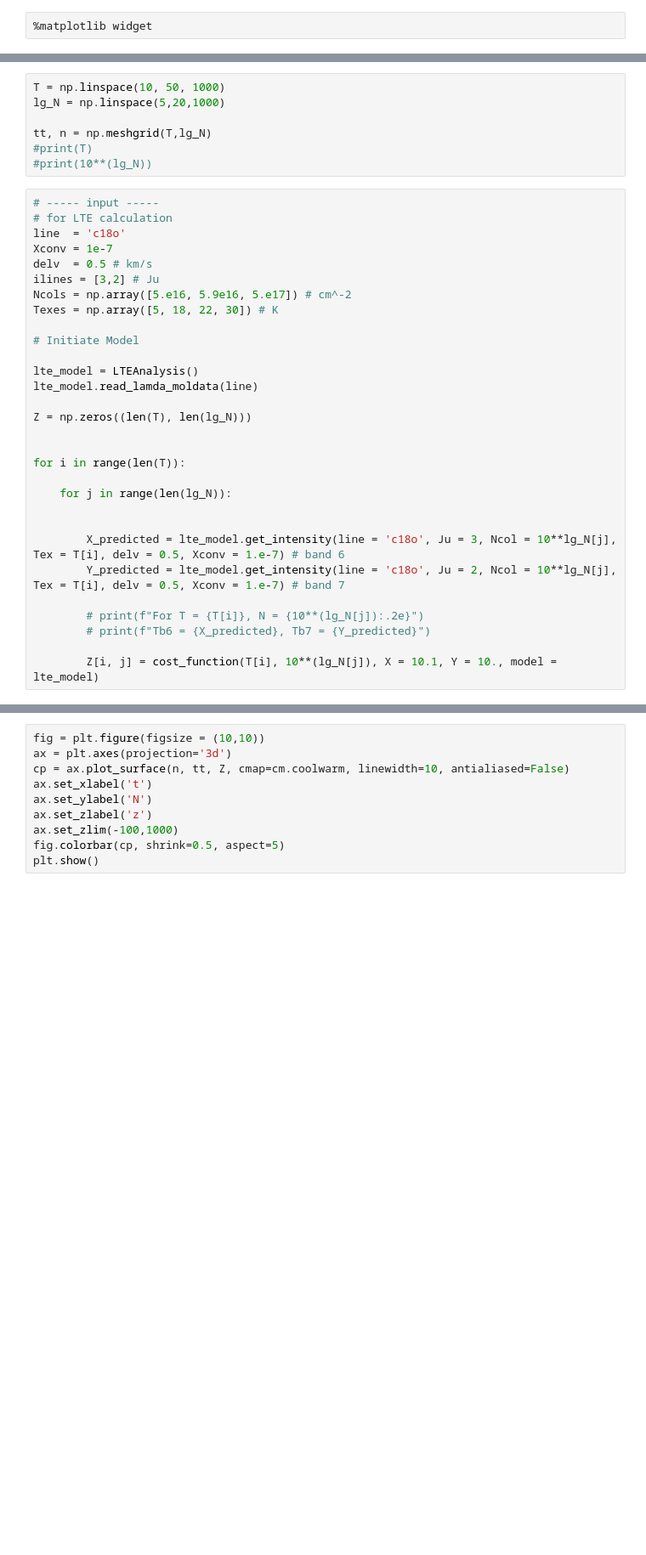
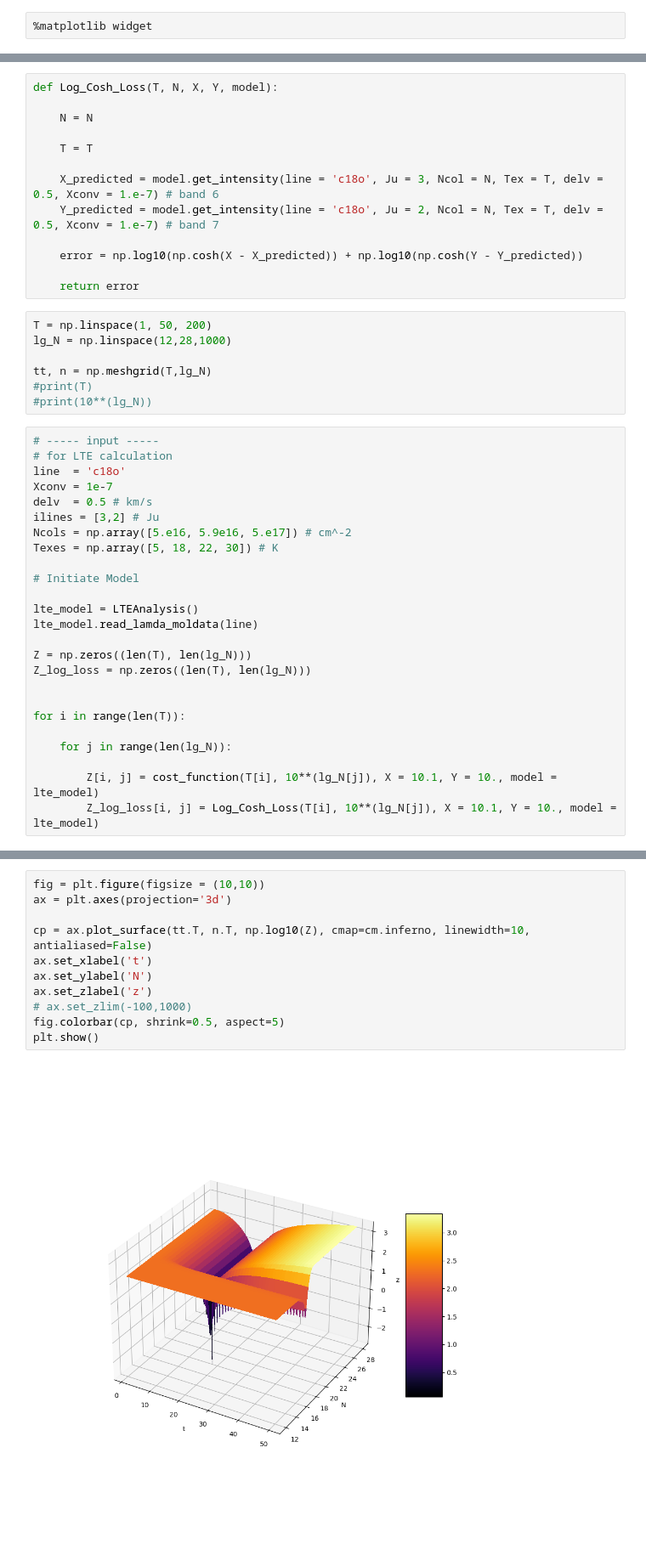
Before and after one commit to mihirtripathi97/LTEAnalysis, a Jupyter notebook: test.ipynb, the cells around one changed output, grey strips where cells are left out. Shown: that part at 85% size. Cells and saved outputs as stored; diff of their text form; blank space fills up the shorter version.

```diff
--- a/test.ipynb
+++ b/test.ipynb
@@ -26,7 +21,20 @@ def cost_function(T, N, X, Y, model):
     return error
+# %%
+def Log_Cosh_Loss(T, N, X, Y, model):
+
+    N = N
+
+    T = T
+
+    X_predicted = model.get_intensity(line = 'c18o', Ju = 3, Ncol = N, Tex = T, delv = 0.5, Xconv = 1.e-7) # band 6
+    Y_predicted = model.get_intensity(line = 'c18o', Ju = 2, Ncol = N, Tex = T, delv = 0.5, Xconv = 1.e-7) # band 7
+
+    error = np.log10(np.cosh(X - X_predicted)) + np.log10(np.cosh(Y - Y_predicted))
+
+    return error
 # %%
-T = np.linspace(10, 50, 1000)
-lg_N = np.linspace(5,20,1000)
+T = np.linspace(1, 50, 200)
+lg_N = np.linspace(12,28,1000)
 
 tt, n = np.meshgrid(T,lg_N)
 #print(T)
@@ -47,18 +55,13 @@ lte_model = LTEAnalysis()
 lte_model.read_lamda_moldata(line)
 
 Z = np.zeros((len(T), len(lg_N)))
+Z_log_loss = np.zeros((len(T), len(lg_N)))
 
 
 for i in range(len(T)):
 
     for j in range(len(lg_N)):
 
-
-        X_predicted = lte_model.get_intensity(line = 'c18o', Ju = 3, Ncol = 10**lg_N[j], Tex = T[i], delv = 0.5, Xconv = 1.e-7) # band 6
-        Y_predicted = lte_model.get_intensity(line = 'c18o', Ju = 2, Ncol = 10**lg_N[j], Tex = T[i], delv = 0.5, Xconv = 1.e-7) # band 7
-
-        # print(f"For T = {T[i]}, N = {10**(lg_N[j]):.2e}")
-        # print(f"Tb6 = {X_predicted}, Tb7 = {Y_predicted}")
-
         Z[i, j] = cost_function(T[i], 10**(lg_N[j]), X = 10.1, Y = 10., model = lte_model)
+        Z_log_loss[i, j] = Log_Cosh_Loss(T[i], 10**(lg_N[j]), X = 10.1, Y = 10., model = lte_model)
 # %%
@@ -77,10 +97,13 @@ print(lte_model.get_intensity(line = 'c18o', Ju = 2, Ncol = 10**lg_N[848], Tex =
 # %%
 fig = plt.figure(figsize = (10,10))
 ax = plt.axes(projection='3d')
-cp = ax.plot_surface(n, tt, Z, cmap=cm.coolwarm, linewidth=10, antialiased=False)
+
+cp = ax.plot_surface(tt.T, n.T, np.log10(Z), cmap=cm.inferno, linewidth=10, antialiased=False)
 ax.set_xlabel('t')
 ax.set_ylabel('N')
 ax.set_zlabel('z')
-ax.set_zlim(-100,1000)
+# ax.set_zlim(-100,1000)
 fig.colorbar(cp, shrink=0.5, aspect=5)
 plt.show()
+# %% [output]
+[figure, added]
```
Also changed, not shown: parts of 4 cells of this notebook, 2 other files.
